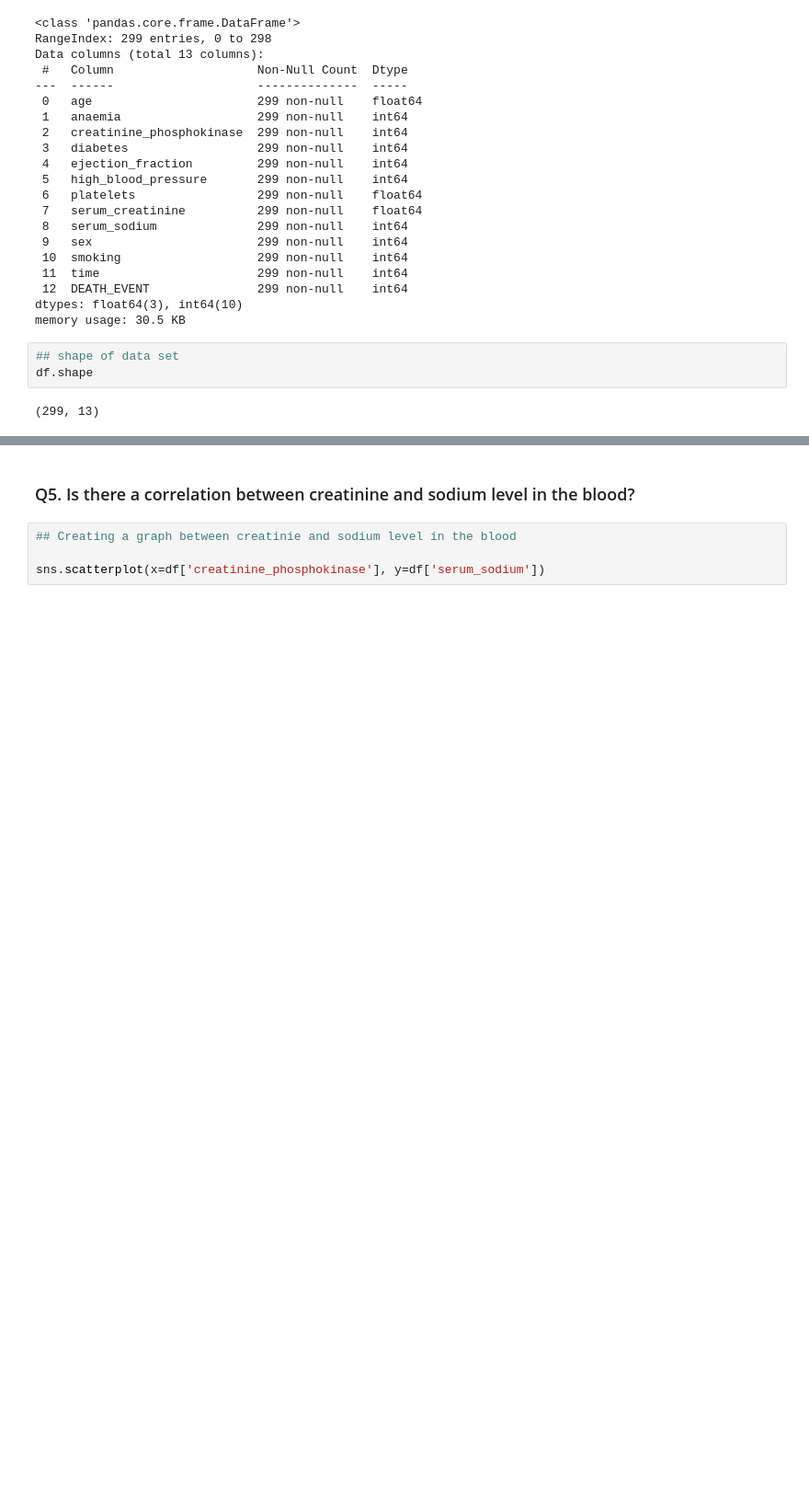
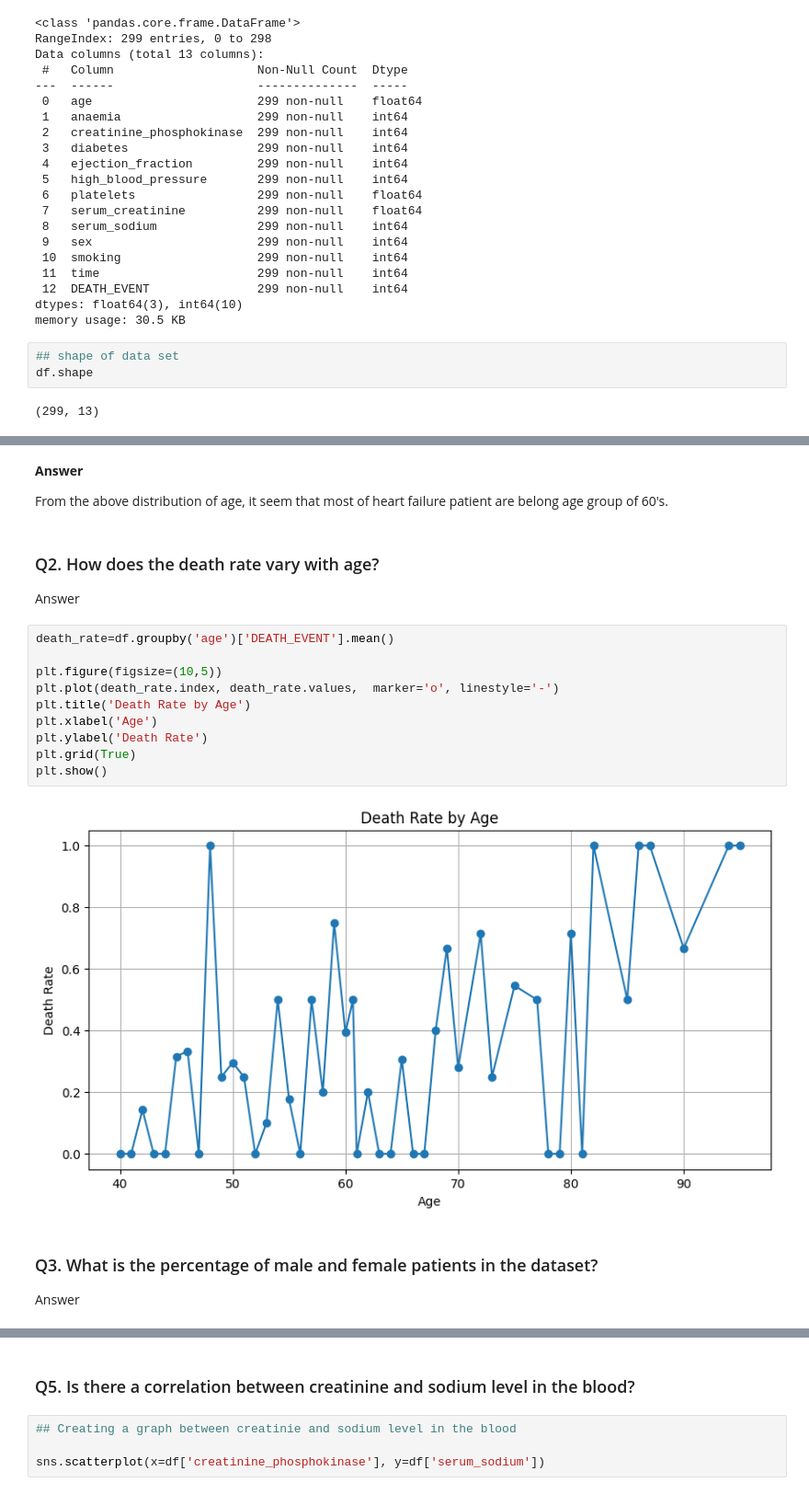
Before and after one commit to AjayKumar095/Data-Science-Masters, a Jupyter notebook: EDA_On_Heart_Failure_dataset/EDA_Assignment_14_Mar.ipynb, the cells around one changed output, grey strips where cells are left out. Shown: that part at 92% size. Saved outputs shown, nothing was run; the diff lists cells and outputs as text; blank space fills up the shorter version.

```diff
--- a/EDA_On_Heart_Failure_dataset/EDA_Assignment_14_Mar.ipynb
+++ b/EDA_On_Heart_Failure_dataset/EDA_Assignment_14_Mar.ipynb
@@ -64,0 +98,22 @@ plt.show()
+# %% [markdown]
+<p><b>Answer</b></p>
+<p>From the above distribution of age, it seem that most of heart failure patient are belong age group of 60's.</p>
+# %% [markdown]
+<h3>Q2. How does the death rate vary with age?
+</h3>
+<p>Answer</p>
+# %%
+death_rate=df.groupby('age')['DEATH_EVENT'].mean()
+
+plt.figure(figsize=(10,5))
+plt.plot(death_rate.index, death_rate.values,  marker='o', linestyle='-')
+plt.title('Death Rate by Age')
+plt.xlabel('Age')
+plt.ylabel('Death Rate')
+plt.grid(True)
+plt.show()
+# %% [output]
+[figure, added]
+# %% [markdown]
+<h3>Q3. What is the percentage of male and female patients in the dataset?</h3>
+<p>Answer</p>
```
Also changed, not shown: parts of 19 cells of this notebook.
